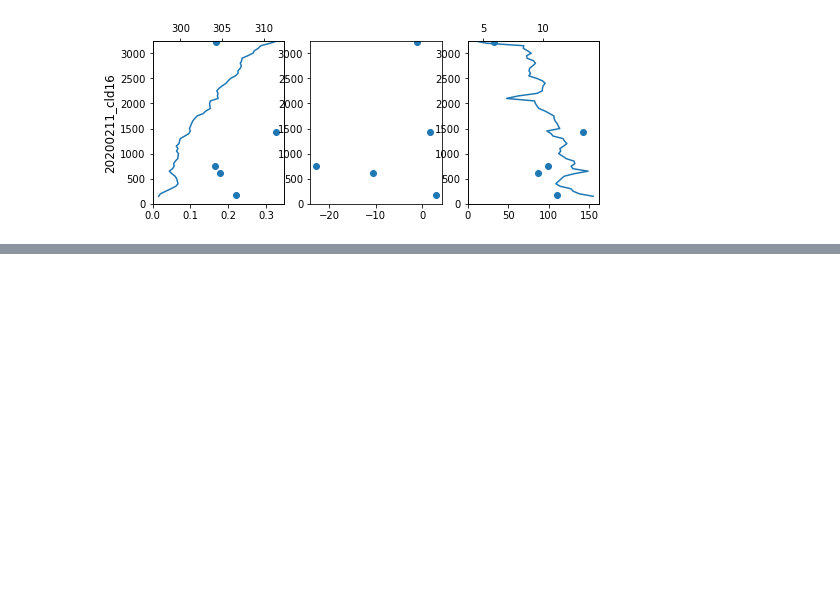
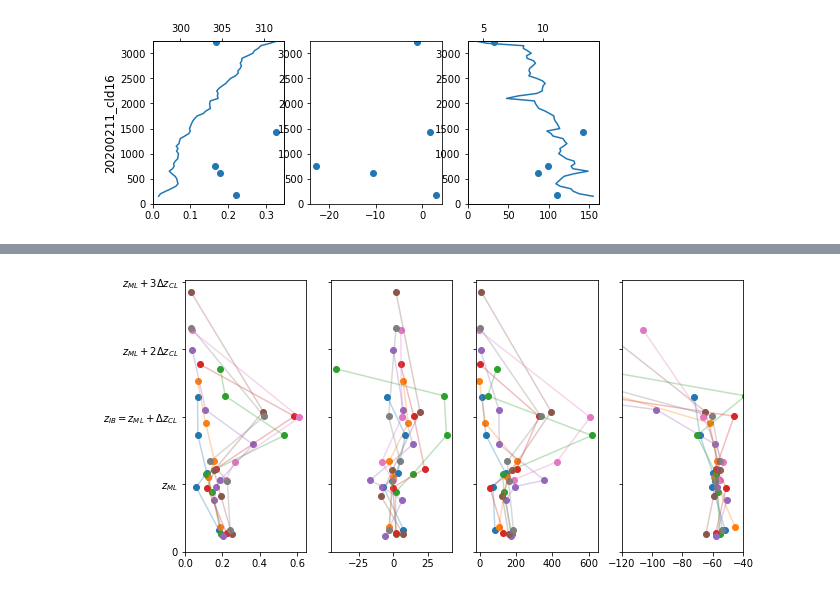
Before and after one commit to DeanHenze/ATOMIC-Science, a Jupyter notebook: analyses/WP3_fluxes/test_fluxes.ipynb, the cells around one changed output, grey strips where cells are left out. Saved outputs shown, nothing was run; the diff lists cells and outputs as text; code cells hidden in the pictures; blank space fills up the shorter version.

Commit message:
Split cloud modules into groups with and without identifiable trade inversions. Plot separately. For the former, normalize height.

```diff
--- a/analyses/WP3_fluxes/test_fluxes.ipynb
+++ b/analyses/WP3_fluxes/test_fluxes.ipynb
@@ -86,0 +72,5 @@ Data variables:
+# %%
+keyalts = pd.read_csv("./cldmod_keyaltitudes.csv")
+g1 = (keyalts['ncld']>=4) & (keyalts['ncld']<=11)
+keyalts_g1 = keyalts.loc[g1]
+keyalts_g2 = keyalts.loc[~g1 & (keyalts['z_mltop']!=(-1))]
@@ -86,0 +98,42 @@ Data variables:
+# %%
+fig, axes = plt.subplots(1, 4, figsize=(10, 5))
+
+for n in keyalts_g1['ncld']:
+
+    n = str(n)
+    keyalt_info = keyalts_g1.loc[keyalts_g1['ncld']==int(n)]
+
+    fname_flux = [f for f in fnames_flux if "_cld%s_" % n in f]
+    if len(fname_flux) == 0: continue
+    fname_flux = fname_flux[0]
+    fname_prf = [f for f in fnames_prf if "_%s.nc" % n.zfill(2) in f]
+    fname_prf = fname_prf[0]
+
+
+    fluxes = xr.load_dataset(dir_flux + fname_flux)
+    prf = xr.load_dataset(dir_prf + fname_prf)
+    prfmean = prf.groupby(np.round(prf['alt']/50)*50).mean()
+
+    zflux_scaled = rangescaler.piecewise_linscale(
+        fluxes['alt'].values, (0, keyalt_info['z_mltop'].values, keyalt_info['z_tradeinversion'].values),
+        (0,1,2)
+        )
+
+    for k, ax in zip(["w'w'_bar", "flux_sh", "flux_lh", "dD_flux"], axes):
+        ax.scatter(fluxes[k], zflux_scaled)
+        ax.plot(fluxes[k], zflux_scaled, alpha=0.3)
+
+
+axes[0].set_xlim(0, 0.65)
+axes[2].set_xlim(-20, 650)
+axes[3].set_xlim(-120, -40)
+yticks = [0,1,2,3,4]
+for ax in axes:
+    ax.set_yticks(yticks)
+axes[0].set_yticklabels([
+    "0", r"$z_{ML}$", r"$z_{IB} = z_{ML} + \Delta z_{CL}$",
+    r"$z_{ML} + 2\Delta z_{CL}$", r"$z_{ML} + 3\Delta z_{CL}$"
+    ])
+for ax in axes[1:]: ax.set_yticklabels(["" for t in yticks])
+# %% [output]
+[figure, added]
```
Also changed, not shown: parts of 13 cells of this notebook.
